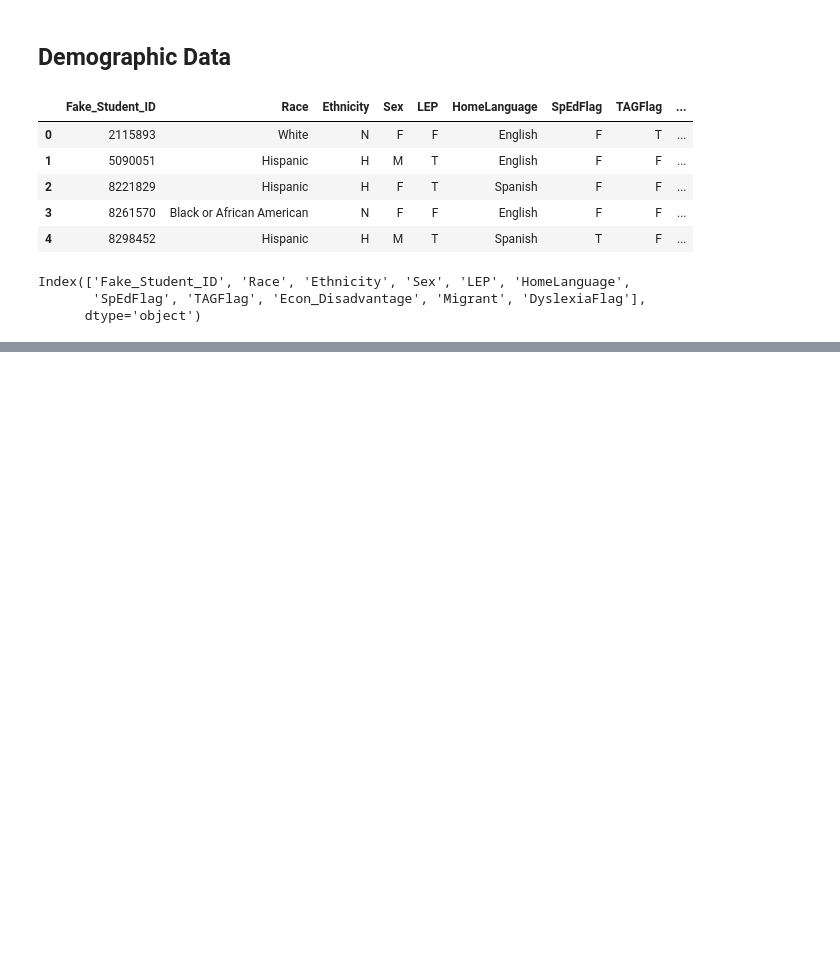
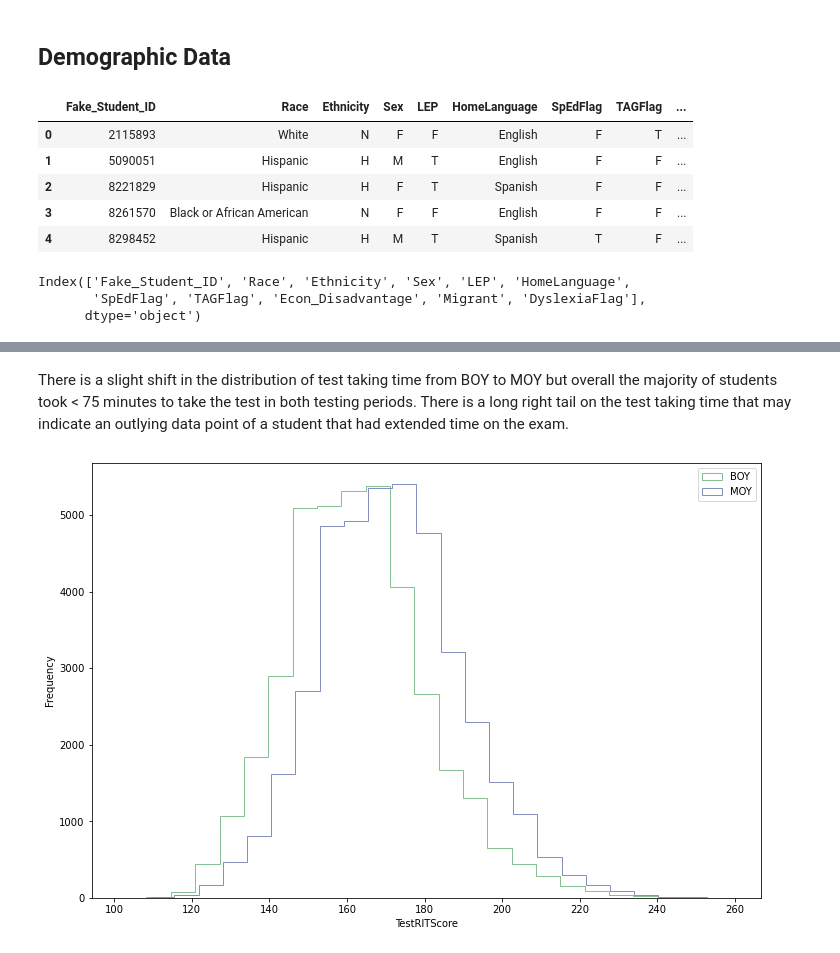
Before and after one commit to kristen770/MAP-Data-Analysis, a Jupyter notebook: MAP Score Analysis.ipynb, the cells around one changed output, grey strips where cells are left out. Saved outputs shown, nothing was run; the diff lists cells and outputs as text; code cells hidden in the pictures; blank space fills up the shorter version.

```diff
--- a/MAP Score Analysis.ipynb
+++ b/MAP Score Analysis.ipynb
@@ -218,0 +249,7 @@ Index(['Fake_Student_ID', 'Race', 'Ethnicity', 'Sex', 'LEP', 'HomeLanguage',
+# %% [markdown]
+There is a slight shift in the distribution of test taking time from BOY to MOY but overall the majority of students took < 75 minutes to take the test in both testing periods. There is a long right tail on the test taking time that may indicate an outlying data point of a student that had extended time on the exam.
+# %%
+#'TestRITScore' histogram
+historgram(boy, moy, 'TestRITScore')
+# %% [output]
+[figure, added]
```
Also changed, not shown: parts of 13 cells of this notebook, 1 other file.
